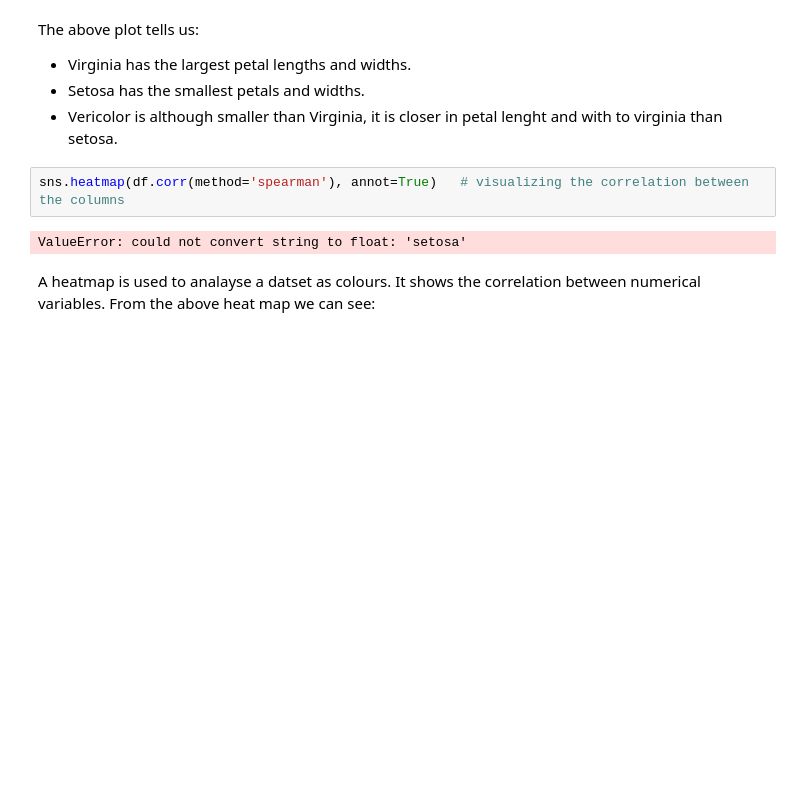
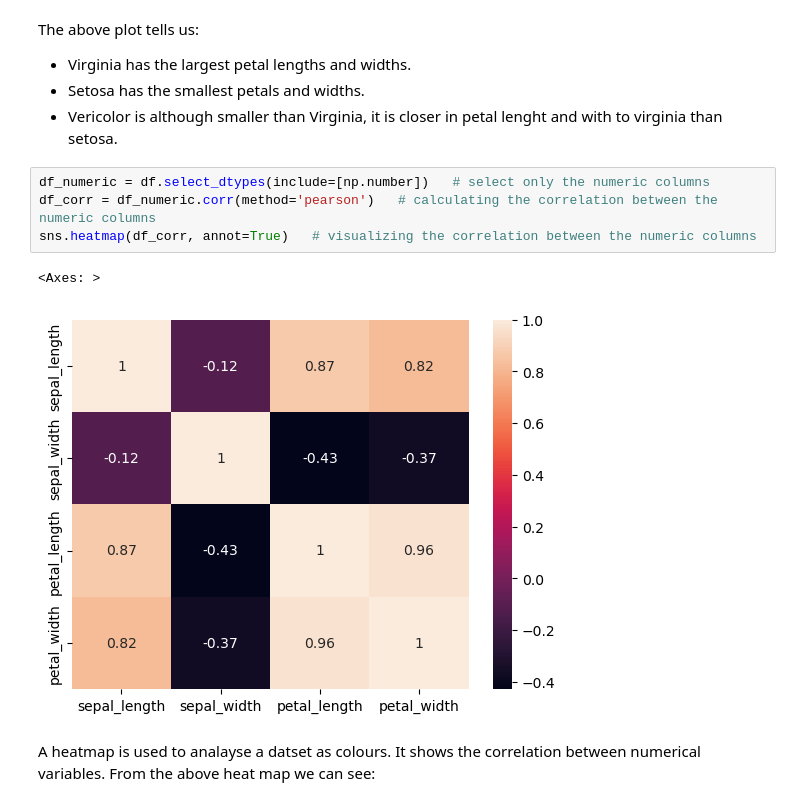
Before and after one commit to GraceMarySmyth/pands-myproject, a Jupyter notebook: Iris.ipynb, the cells around one changed output. Saved outputs shown, nothing was run; the diff lists cells and outputs as text; blank space fills up the shorter version.

Commit message:
Heatmap working

```diff
--- a/Iris.ipynb
+++ b/Iris.ipynb
@@ -220,10 +220,13 @@ The above plot tells us:
  - Virginia has the largest petal lengths and widths.
  - Setosa has the smallest petals and widths.
  - Vericolor is although smaller than Virginia, it is closer in petal lenght and with to virginia than setosa.
-# %%
-sns.heatmap(df.corr(method='spearman'), annot=True)   # visualizing the correlation between the columns
-# %% [output]
-ValueError: could not convert string to float: 'setosa'
+# %%
+df_numeric = df.select_dtypes(include=[np.number])   # select only the numeric columns
+df_corr = df_numeric.corr(method='pearson')   # calculating the correlation between the numeric columns
+sns.heatmap(df_corr, annot=True)   # visualizing the correlation between the numeric columns
+# %% [output]
+<Axes: >
+[figure, added]
 # %% [markdown]
 A heatmap is used to analayse a datset as colours. It shows the correlation between numerical variables. From the above heat map we can see:
 # %% [markdown]
```
